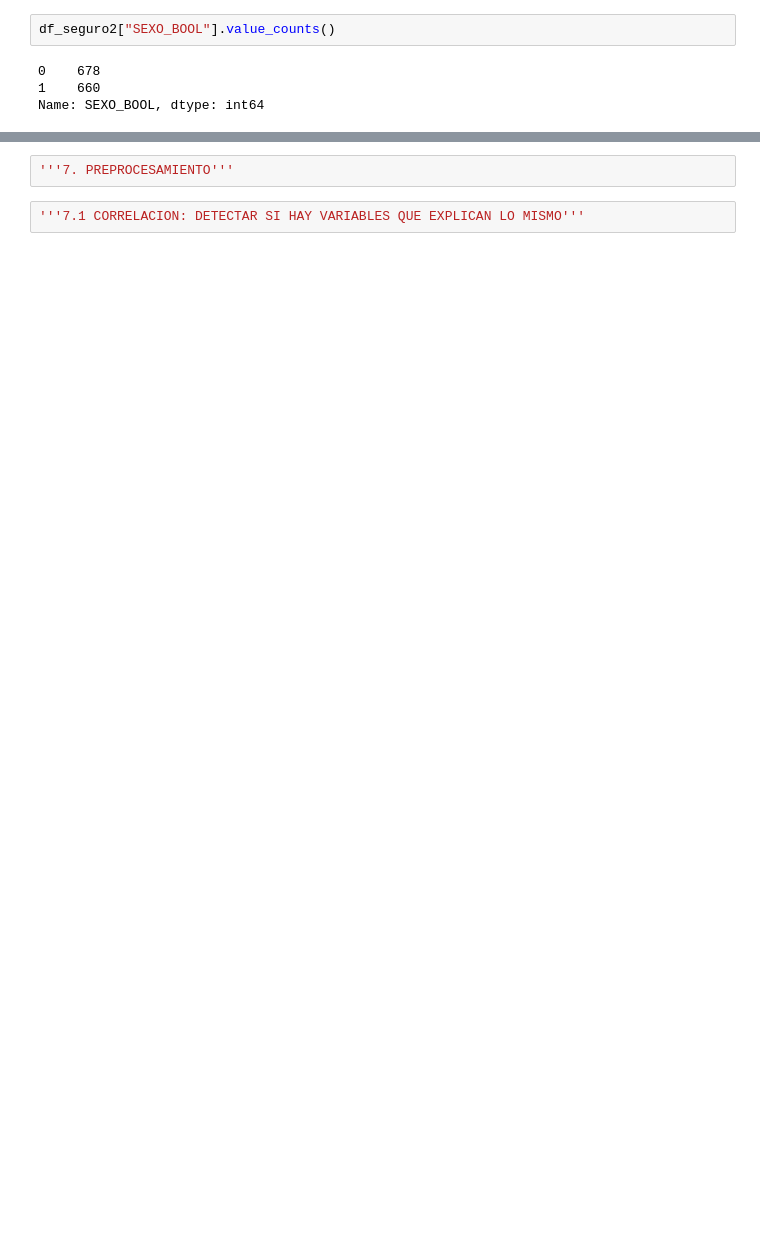
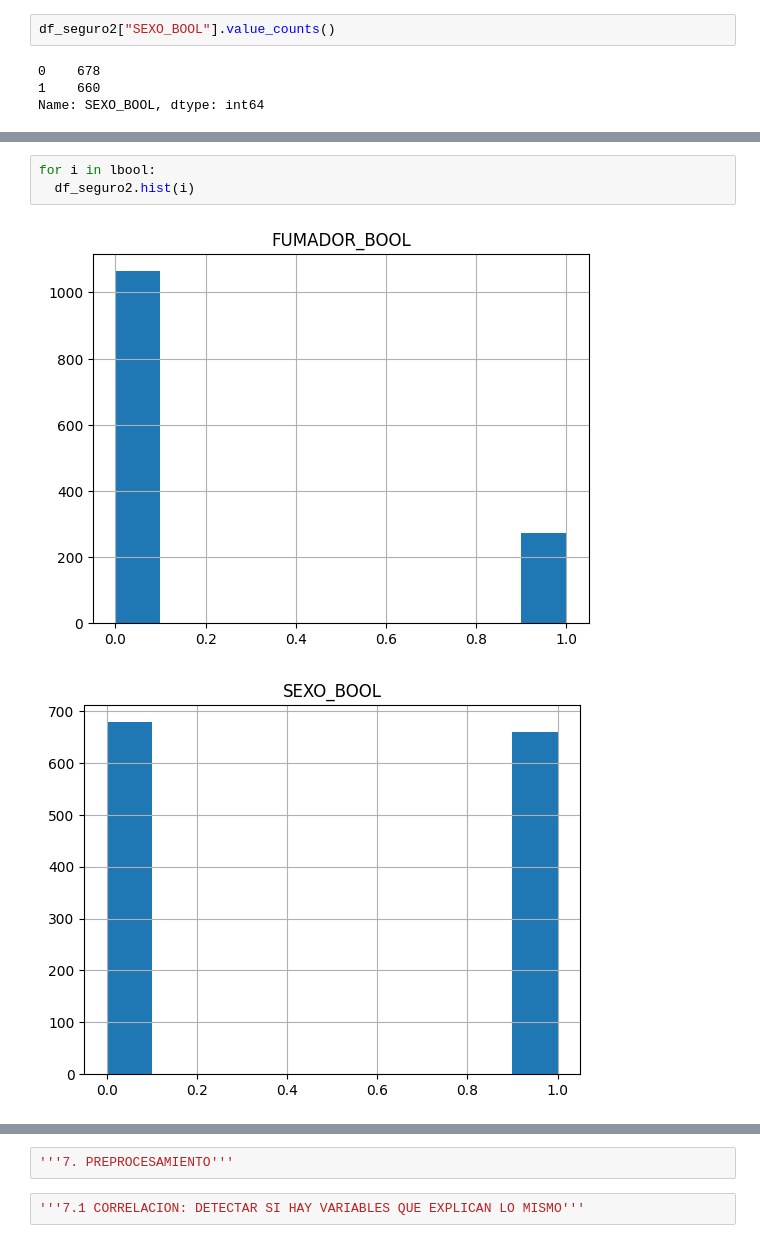
Before and after one commit to rulogar1234/nuclio-1, a Jupyter notebook: Clase2_Preprocesamiento_en_clase.ipynb, the cells around one changed output, grey strips where cells are left out. Drawn from its saved outputs; the diff is of its cells as text; blank space fills up the shorter version.

```diff
--- a/Clase2_Preprocesamiento_en_clase.ipynb
+++ b/Clase2_Preprocesamiento_en_clase.ipynb
@@ -182,0 +248,6 @@ Name: SEXO_BOOL, dtype: int64
+# %%
+for i in lbool:
+  df_seguro2.hist(i)
+# %% [output]
+[figure, added]
+[figure, added]
```
Also changed, not shown: parts of 33 cells of this notebook.
